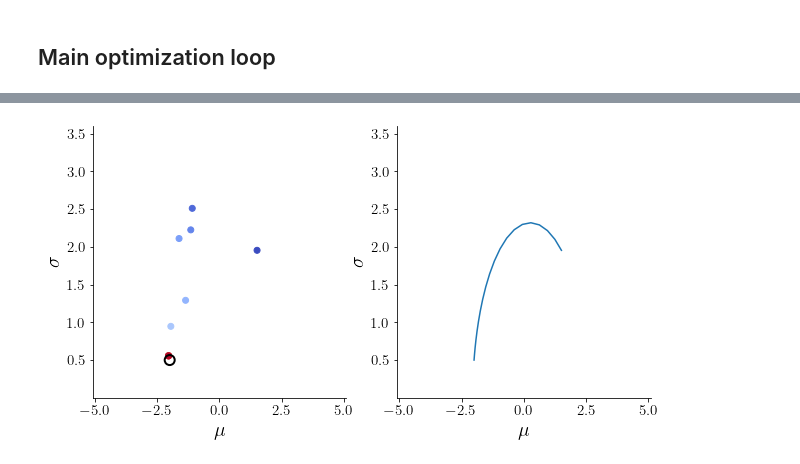
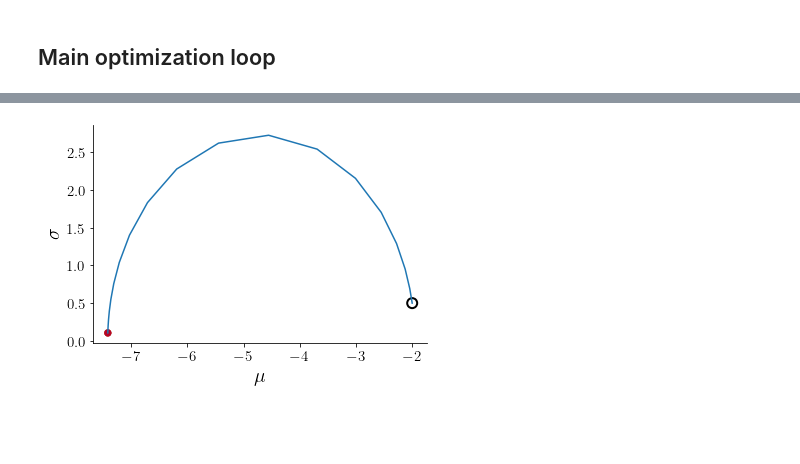
Before and after one commit to pozzo-research-group/HEAD, a Jupyter notebook: notebooks/15-Gaussian functions two dimensional learns hierarchies .ipynb, the cells around one changed output, grey strips where cells are left out. Drawn from its saved outputs; the diff is of its cells as text; code cells hidden in the pictures; blank space fills up the shorter version.

```diff
--- a/notebooks/15-Gaussian functions two dimensional learns hierarchies .ipynb
+++ b/notebooks/15-Gaussian functions two dimensional learns hierarchies .ipynb
@@ -62,8 +61,8 @@ plt.show()
 [figure]
 # %%
 # define search space
-param_mu = [-5,5]
-param_sig = [0.1,3.5]
+param_mu = [-10,10]
+param_sig = [0.1,1]
 bounds = torch.tensor((param_mu, param_sig)).T.to(**tkwargs)
 # %%
 def draw_random_batch(n_samples=6):
@@ -168,6 +180,8 @@ def selector(f,oracle, q = BATCH_SIZE):
 # Evaluate the randomly selected points
 train_x = random_x.clone()
 train_obj = oracle.batch_evaluate(train_x)
+posterior_max = []
+posterior_max_spectra = []
 if VERBOSE:
     print('Generated %d samples randomly'%N_INIT_SAMPLES, train_x.shape, train_obj.shape)
     for i in range(N_INIT_SAMPLES):
@@ -200,13 +214,21 @@ for iteration in range(1, N_ITERATIONS + 1):
     train_x = torch.cat([train_x, new_x])
     train_obj = torch.cat([train_obj, new_obj])
 
+    # obtain current maximum for the posterior
+    opt_x, opt_obj = selector(PosteriorMean(model),oracle, q=1)
+    opt_x = opt_x.cpu().numpy().squeeze()
+    posterior_max.append(opt_x)
+    posterior_max_spectra.append(oracle.expt_id)
+
     # re-initialize
-    print('Output scale : %2.4f'%model.covar_module.outputscale.data)
-    print('Output length scale : ',
-          ','.join('%2.4f'%p for p in  model.covar_module.base_kernel.lengthscale.data[0,...].tolist()))
-    print('Likelihood noise : %2.4f'%model.likelihood.noise_covar.noise.item())
-    print('Constant mean : %2.4f'%model.mean_module.constant.item())
+    if VERBOSE:
+        print('Output scale : %2.4f'%model.covar_module.outputscale.data)
+        print('Output length scale : ',
+              ','.join('%2.4f'%p for p in  model.covar_module.base_kernel.lengthscale.data[0,...].tolist()))
+        print('Likelihood noise : %2.4f'%model.likelihood.noise_covar.noise.item())
+        print('Constant mean : %2.4f'%model.mean_module.constant.item())
 
 expt = oracle.expt
+posterior_max = np.asarray(posterior_max)
 # %% [output]
 Current experiment id :  0
@@ -306,38 +411,35 @@ plt.show()
 # %%
 # plot trace in H2
 from geomstats import visualization as viz
 import geomstats.backend as gs
 
-fig, axs = plt.subplots(1,2, figsize=(5*2, 5))
+fig, ax = plt.subplots()
 
 viz.plot(best_loc,c=batches,cmap='coolwarm',
-              space='H2_poincare_half_plane', ax=axs[0])
+              space='H2_poincare_half_plane', ax=ax)
 
-viz.plot(np.asarray(TARGET).reshape(1,2), space='H2_poincare_half_plane', ax=axs[0],
+viz.plot(np.asarray(TARGET).reshape(1,2), space='H2_poincare_half_plane', ax=ax,
          marker='o', s=100, facecolors='none', color='k', lw=2.0,)
 
-ax = axs[1]
+
 xt = np.asarray(TARGET).reshape(1,2)
 x0 = best_loc[0,:]
 geodesic = H2.metric.geodesic(x0, xt)
 n_points = 20
 t = np.linspace(0, 1, n_points)
 canvas = viz.PoincareHalfPlane()
 canvas.add_points(geodesic(t))
 points_x = [gs.to_numpy(point[0]) for point in canvas.points]
 points_y = [gs.to_numpy(point[1]) for point in canvas.points]
 ax.plot(points_x, points_y)
+ax.set_xlabel(r'$\mu$', fontsize=20)
+ax.set_ylabel(r'$\sigma$', fontsize=20)
+# ax.set_xlim([-3,5])
+# ax.set_ylim([0,3.5])
 
-for ax in axs:
-    ax.set_xlabel(r'$\mu$', fontsize=20)
-    ax.set_ylabel(r'$\sigma$', fontsize=20)
-    ax.set_xlim(bounds.numpy()[:,0] + np.asarray([-0.1,0.1]))
-    ax.set_ylim(bounds.numpy()[:,1] + np.asarray([-0.1,0.1]))
-
-plt.savefig(savedir+'/geodesic_compare_%s.png'%metric, dpi=400, bbox_inches='tight')
 plt.show()
 # %% [output]
-[figure, old version]
+[figure, new version]
 # %%
 def to_ball(points, color):
     denom = points[:,0]**2 + (1+points[:,1])**2
```
Also changed, not shown: parts of 10 cells of this notebook, 7 other files.
